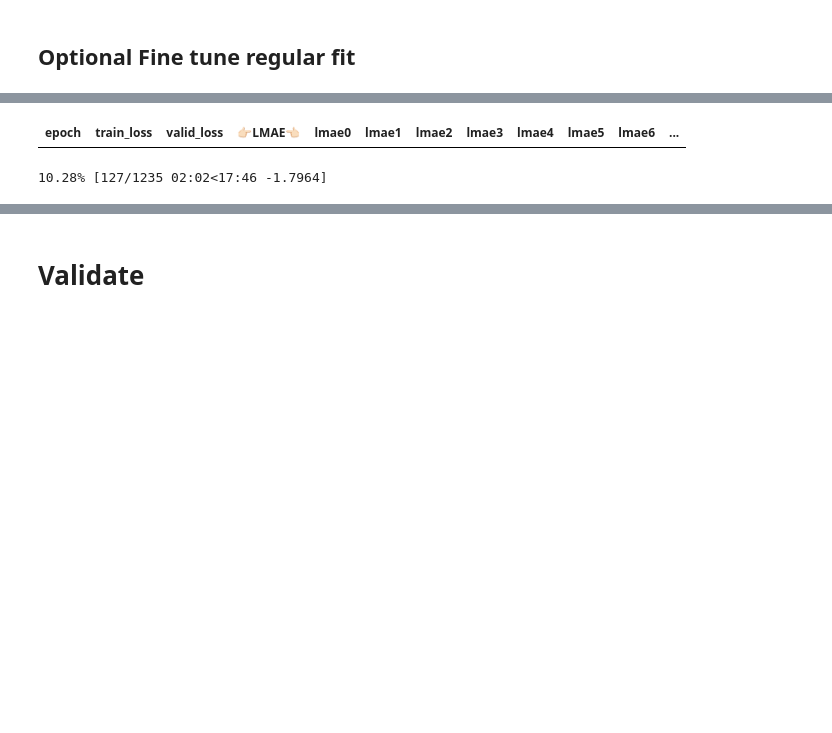
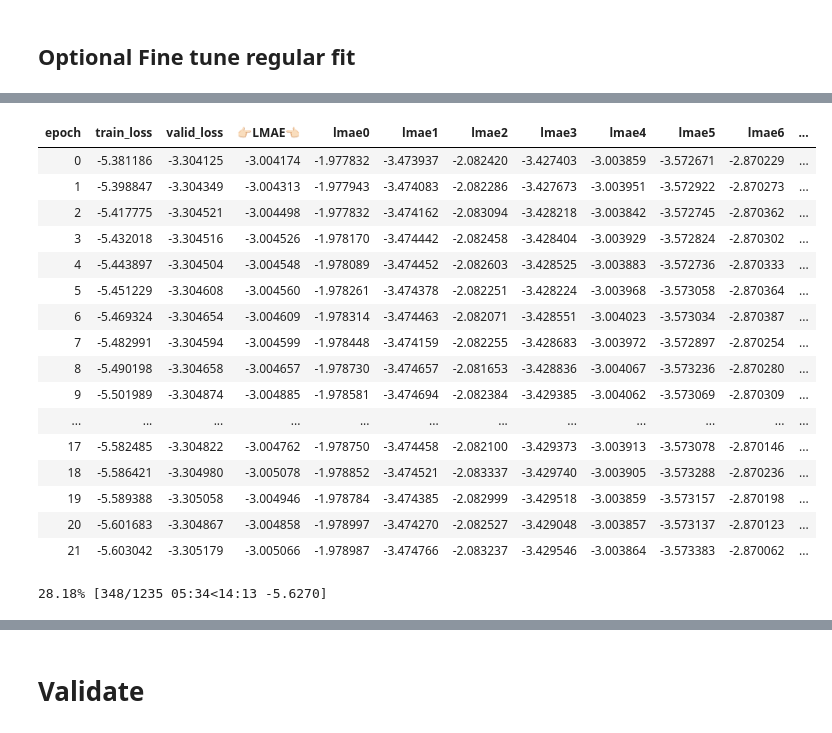
Before and after one commit to antorsae/champs-scalar-coupling, a Jupyter notebook: transformer-experiments.ipynb, the cells around one changed output, grey strips where cells are left out. Saved outputs shown, nothing was run; the diff lists cells and outputs as text; code cells hidden in the pictures; blank space fills up the shorter version.

```diff
--- a/transformer-experiments.ipynb
+++ b/transformer-experiments.ipynb
@@ -785,8 +912,17 @@ net, learner = None,None
 gc.collect()
 torch.cuda.empty_cache()
 
-net = AtomTransformer(n_layers=6, n_heads=16,d_model=1024,d_inner=4096)
+#net = AtomTransformer(n_layers=6, n_heads=16,d_model=1024,d_inner=4096)
+
+#net = AtomTransformerOld(n_layers=6, n_heads=8,d_model=512,d_inner=2048, attn_cls=MultiHeadAttentionOld)
+
+#net = AtomTransformer2(n_layers=6, n_heads=12,d_model=768,d_inner=3072)
+
+
 #net = AtomTransformer(n_layers=6, n_heads=12,d_model=768,d_inner=3072)
+
+net = AtomTransformer(n_layers=6, n_heads=16,d_model=1024,d_inner=4096, attn_cls=MultiHeadAttentionOld)
+
 learner = Learner(data,net, loss_func=LMAEMaskedLoss(),)
 
 learner.callbacks.append(LMAEMetric(learner))
@@ -816,7 +952,11 @@ Callbacks functions applied
     LMAEMetric
 # %%
 #sub_fname = "loss-5.9943val-2.7766" # uncomment or set None to skip loading trained net
-sub_fname = "loss-5.7552val-2.9950"
+#sub_fname = "loss-5.7552val-2.9950"
+#sub_fname = "loss-5.9943val-2.7766"
+sub_fname = "loss-4.9516val-3.0042"
+#sub_fname = "loss-4.0414val-2.7287"
+#sub_fname = "loss-4.9044val-2.5880"
 # %%
 try:
     print(f"Attempting to load: {sub_fname}... ", end="")
@@ -848,3 +991,3 @@ Min loss divided by 10: 1.74E-04
 # %%
-learner.fit_one_cycle(300, 1.74E-04, start_epoch=120)#, moms=(0.75,0.70))
+learner.fit_one_cycle(300, 1.0E-04)#, moms=(0.75,0.70))
 # %% [output]
@@ -867,7 +1020,7 @@ learner.fit_one_cycle(500, 2e-2)
 ## Optional Fine tune regular fit
 # %%
 learner.callbacks.append(
-    ReduceLROnPlateauCallback(learner, monitor='train_loss', mode='min', factor=0.2, patience=2))
+    ReduceLROnPlateauCallback(learner, monitor='train_loss', mode='min', factor=0.2, patience=0))
 # %%
-learner.fit(100, 5.75E-04)# , moms=(0.75,0.70))
+learner.fit(100, 5.75E-07)# , moms=(0.75,0.70))
 # %% [output]
@@ -875,5 +1028,21 @@ learner.fit(100, 5.75E-04)# , moms=(0.75,0.70))
 | epoch | train_loss | valid_loss | 👉🏻LMAE👈🏻 | lmae0 | lmae1 | lmae2 | lmae3 | lmae4 | lmae5 | lmae6 | ... |
+| 0 | -5.381186 | -3.304125 | -3.004174 | -1.977832 | -3.473937 | -2.082420 | -3.427403 | -3.003859 | -3.572671 | -2.870229 | ... |
+| 1 | -5.398847 | -3.304349 | -3.004313 | -1.977943 | -3.474083 | -2.082286 | -3.427673 | -3.003951 | -3.572922 | -2.870273 | ... |
+| 2 | -5.417775 | -3.304521 | -3.004498 | -1.977832 | -3.474162 | -2.083094 | -3.428218 | -3.003842 | -3.572745 | -2.870362 | ... |
+| 3 | -5.432018 | -3.304516 | -3.004526 | -1.978170 | -3.474442 | -2.082458 | -3.428404 | -3.003929 | -3.572824 | -2.870302 | ... |
+| 4 | -5.443897 | -3.304504 | -3.004548 | -1.978089 | -3.474452 | -2.082603 | -3.428525 | -3.003883 | -3.572736 | -2.870333 | ... |
+| 5 | -5.451229 | -3.304608 | -3.004560 | -1.978261 | -3.474378 | -2.082251 | -3.428224 | -3.003968 | -3.573058 | -2.870364 | ... |
+| 6 | -5.469324 | -3.304654 | -3.004609 | -1.978314 | -3.474463 | -2.082071 | -3.428551 | -3.004023 | -3.573034 | -2.870387 | ... |
+| 7 | -5.482991 | -3.304594 | -3.004599 | -1.978448 | -3.474159 | -2.082255 | -3.428683 | -3.003972 | -3.572897 | -2.870254 | ... |
+| 8 | -5.490198 | -3.304658 | -3.004657 | -1.978730 | -3.474657 | -2.081653 | -3.428836 | -3.004067 | -3.573236 | -2.870280 | ... |
+| 9 | -5.501989 | -3.304874 | -3.004885 | -1.978581 | -3.474694 | -2.082384 | -3.429385 | -3.004062 | -3.573069 | -2.870309 | ... |
+| ... | ... | ... | ... | ... | ... | ... | ... | ... | ... | ... | ... |
+| 17 | -5.582485 | -3.304822 | -3.004762 | -1.978750 | -3.474458 | -2.082100 | -3.429373 | -3.003913 | -3.573078 | -2.870146 | ... |
+| 18 | -5.586421 | -3.304980 | -3.005078 | -1.978852 | -3.474521 | -2.083337 | -3.429740 | -3.003905 | -3.573288 | -2.870236 | ... |
+| 19 | -5.589388 | -3.305058 | -3.004946 | -1.978784 | -3.474385 | -2.082999 | -3.429518 | -3.003859 | -3.573157 | -2.870198 | ... |
+| 20 | -5.601683 | -3.304867 | -3.004858 | -1.978997 | -3.474270 | -2.082527 | -3.429048 | -3.003857 | -3.573137 | -2.870123 | ... |
+| 21 | -5.603042 | -3.305179 | -3.005066 | -1.978987 | -3.474766 | -2.083237 | -3.429546 | -3.003864 | -3.573383 | -2.870062 | ... |
-10.28% [127/1235 02:02<17:46 -1.7964]
+28.18% [348/1235 05:34<14:13 -5.6270]
 # %%
 learner.fit_one_cycle(300, 5e-4)#, moms=(0.75,0.70))
 # %%
```
Also changed, not shown: parts of 24 cells of this notebook, 2 other files.
